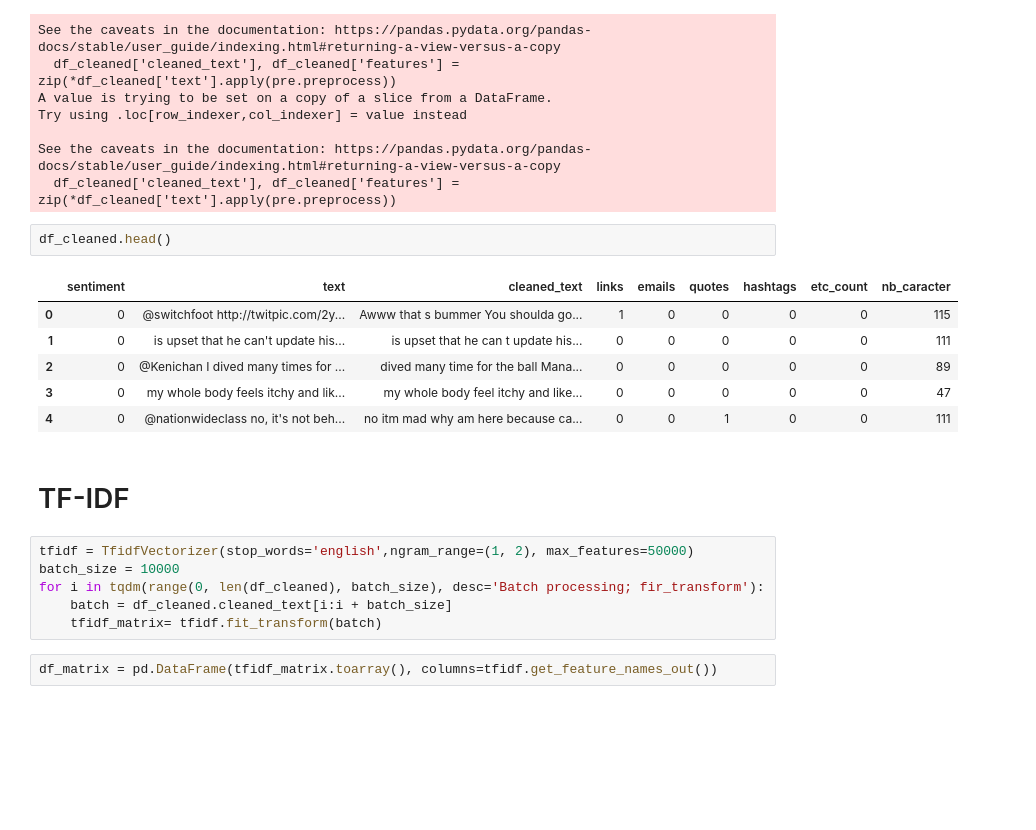
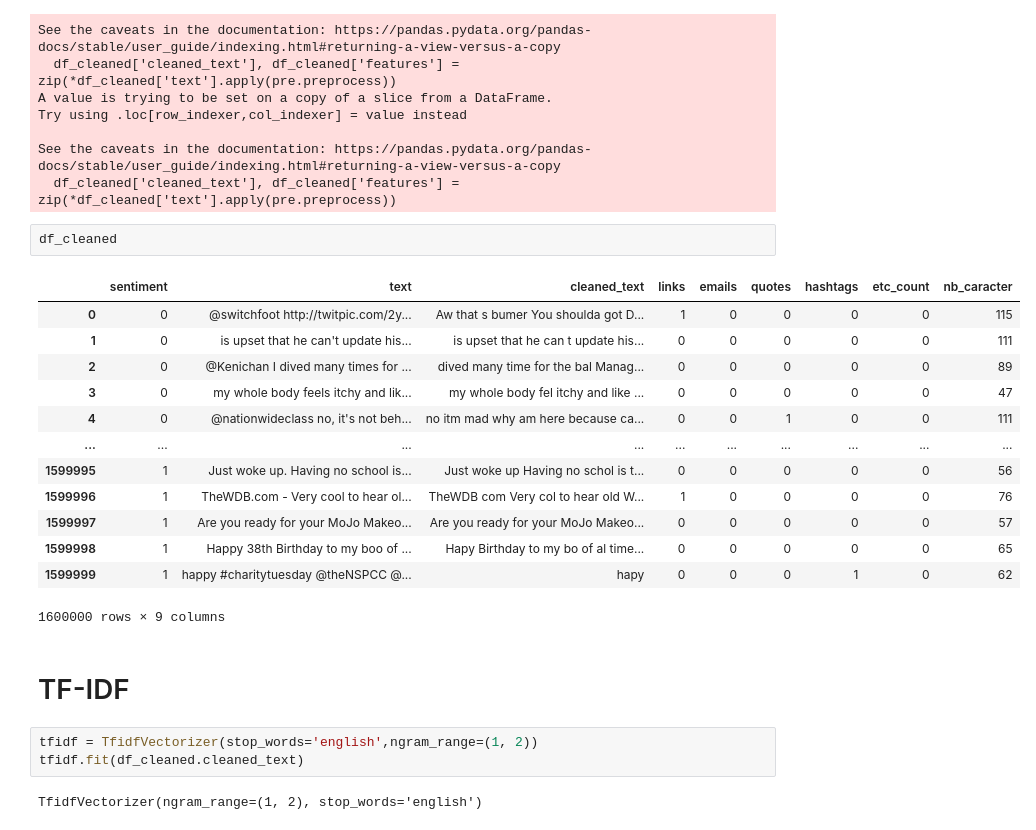
Before and after one commit to Rahifhiba/Sentiment-analysis, a Jupyter notebook: sentiment_analysis.ipynb, the cells around one changed output. Drawn from its saved outputs; the diff is of its cells as text; blank space fills up the shorter version.

Commit message:
wip2: tfidf - fix error, optimise code

```diff
--- a/sentiment_analysis.ipynb
+++ b/sentiment_analysis.ipynb
@@ -311,21 +322,25 @@ Try using .loc[row_indexer,col_indexer] = value instead
 See the caveats in the documentation: https://pandas.pydata.org/pandas-docs/stable/user_guide/indexing.html#returning-a-view-versus-a-copy
   df_cleaned['cleaned_text'], df_cleaned['features'] = zip(*df_cleaned['text'].apply(pre.preprocess))
 # %%
-df_cleaned.head()
+df_cleaned
 # %% [output]
 |  | sentiment | text | cleaned_text | links | emails | quotes | hashtags | etc_count | nb_caracter |
-| 0 | 0 | @switchfoot http://twitpic.com/2y... | Awww that s bummer You shoulda go... | 1 | 0 | 0 | 0 | 0 | 115 |
+| 0 | 0 | @switchfoot http://twitpic.com/2y... | Aw that s bumer You shoulda got D... | 1 | 0 | 0 | 0 | 0 | 115 |
 | 1 | 0 | is upset that he can't update his... | is upset that he can t update his... | 0 | 0 | 0 | 0 | 0 | 111 |
-| 2 | 0 | @Kenichan I dived many times for ... | dived many time for the ball Mana... | 0 | 0 | 0 | 0 | 0 | 89 |
-| 3 | 0 | my whole body feels itchy and lik... | my whole body feel itchy and like... | 0 | 0 | 0 | 0 | 0 | 47 |
+| 2 | 0 | @Kenichan I dived many times for ... | dived many time for the bal Manag... | 0 | 0 | 0 | 0 | 0 | 89 |
+| 3 | 0 | my whole body feels itchy and lik... | my whole body fel itchy and like ... | 0 | 0 | 0 | 0 | 0 | 47 |
 | 4 | 0 | @nationwideclass no, it's not beh... | no itm mad why am here because ca... | 0 | 0 | 1 | 0 | 0 | 111 |
+| ... | ... | ... | ... | ... | ... | ... | ... | ... | ... |
+| 1599995 | 1 | Just woke up. Having no school is... | Just woke up Having no schol is t... | 0 | 0 | 0 | 0 | 0 | 56 |
+| 1599996 | 1 | TheWDB.com - Very cool to hear ol... | TheWDB com Very col to hear old W... | 1 | 0 | 0 | 0 | 0 | 76 |
+| 1599997 | 1 | Are you ready for your MoJo Makeo... | Are you ready for your MoJo Makeo... | 0 | 0 | 0 | 0 | 0 | 57 |
+| 1599998 | 1 | Happy 38th Birthday to my boo of ... | Hapy Birthday to my bo of al time... | 0 | 0 | 0 | 0 | 0 | 65 |
+| 1599999 | 1 | happy #charitytuesday @theNSPCC @... | hapy | 0 | 0 | 0 | 1 | 0 | 62 |
+1600000 rows × 9 columns
 # %% [markdown]
 # TF-IDF
-# %%
-tfidf = TfidfVectorizer(stop_words='english',ngram_range=(1, 2), max_features=50000)
-batch_size = 10000
-for i in tqdm(range(0, len(df_cleaned), batch_size), desc='Batch processing; fir_transform'):
-    batch = df_cleaned.cleaned_text[i:i + batch_size]
-    tfidf_matrix= tfidf.fit_transform(batch)
-# %%
-df_matrix = pd.DataFrame(tfidf_matrix.toarray(), columns=tfidf.get_feature_names_out())
+# %%
+tfidf = TfidfVectorizer(stop_words='english',ngram_range=(1, 2))
+tfidf.fit(df_cleaned.cleaned_text)
+# %% [output]
+TfidfVectorizer(ngram_range=(1, 2), stop_words='english')
```
Also changed, not shown: parts of 12 cells of this notebook.
